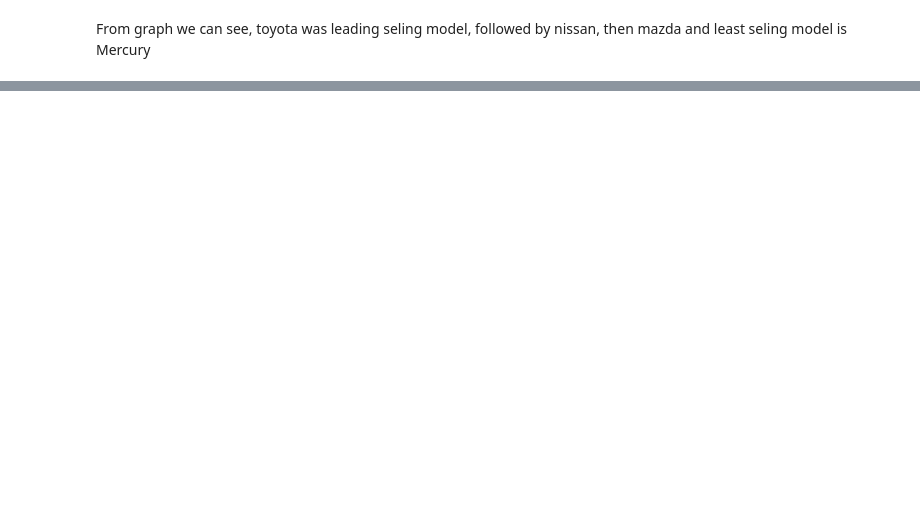
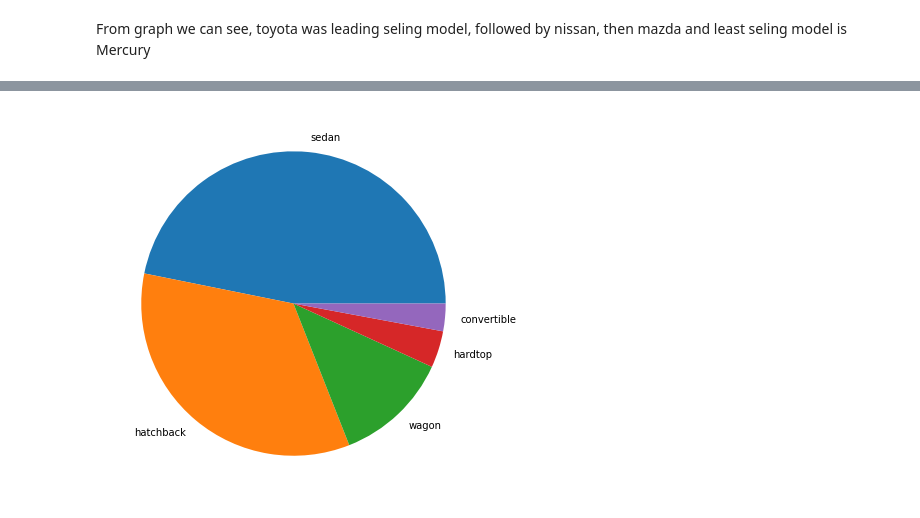
Before and after one commit to thejosec01/used_car, a Jupyter notebook: used-car price prediction.ipynb, the cells around one changed output, grey strips where cells are left out. Cells and saved outputs as stored; diff of their text form; code cells hidden in the pictures; blank space fills up the shorter version.

```diff
--- a/used-car price prediction.ipynb
+++ b/used-car price prediction.ipynb
@@ -487,3 +487,5 @@ plt.show()
 From graph  we can see, toyota was leading seling model, followed by nissan, then mazda and least seling model is Mercury
 # %%
 #let see which body-style was much prefer
+body_style=pd.DataFrame(data['body-style'].value_counts()).reset_index(inplace=False)
+body_style.head()
@@ -489,0 +499,11 @@ From graph  we can see, toyota was leading seling model, followed by nissan, the
+# %%
+Vehicle_names= list(body_style['index'])
+Number_per_body = list(body_style['body-style'])
+
+fig =plt.figure(figsize=(10,7))
+
+#create pie plot
+plt.pie(Number_per_body, labels=Vehicle_names)
+plt.show()
+# %% [output]
+[figure, added]
```
Also changed, not shown: parts of 13 cells of this notebook.
